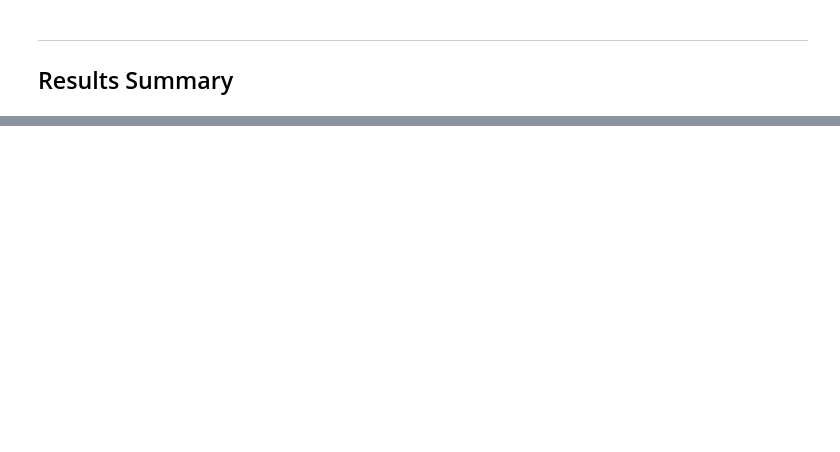
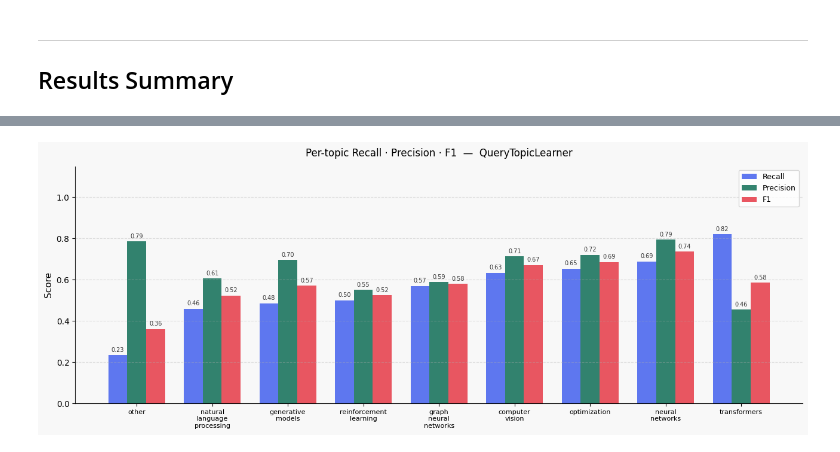
Before and after one commit to Bin-Thabit/special_topics_AI, a Jupyter notebook: notebooks/d1_report.ipynb, the cells around one changed output, grey strips where cells are left out. Drawn from its saved outputs; the diff is of its cells as text; code cells hidden in the pictures; blank space fills up the shorter version.

```diff
--- a/notebooks/d1_report.ipynb
+++ b/notebooks/d1_report.ipynb
@@ -271,7 +277,11 @@ prev_resets = learner.n_resets
 N_PHASE1 = 800
 
 for _ in range(N_PHASE1):
-    topic = random.choice(TOPICS[:-1])
+    topic = random.choices(
+        TOPICS,
+        weights=[1]*8 + [0.3],  # other appears 30% as often as other topics
+        k=1
+    )[0]
     query = make_query(topic)
     result = learner.learn_one(
         QueryFeedback(query=query, topic=topic, helpful=True)
@@ -527,0 +600,80 @@ df.style.set_properties(**{"text-align": "left"}).hide(axis="index")
+# %%
+# ── Per-topic Recall, Precision and F1 ───────────────────────────────────────
+report = learner.topic_accuracy_report()
+
+# ── Table ─────────────────────────────────────────────────────────────────────
+report_df = pd.DataFrame([
+    {
+        "Topic":     topic,
+        "Recall":    scores["recall"],
+        "Precision": scores["precision"],
+        "F1":        scores["f1"],
+    }
+    for topic, scores in report.items()
+])
+
+print("Per-topic metrics (sorted by recall ascending — weakest first):\n")
+display(report_df.style
+    .format({"Recall": "{:.3f}", "Precision": "{:.3f}", "F1": "{:.3f}"})
+    .background_gradient(subset=["Recall", "Precision", "F1"],
+                         cmap="RdYlGn", vmin=0, vmax=1)
+    .hide(axis="index")
+)
+
+# ── Bar chart ─────────────────────────────────────────────────────────────────
+topics     = report_df["Topic"].tolist()
+recalls    = report_df["Recall"].tolist()
+precisions = report_df["Precision"].tolist()
+f1s        = report_df["F1"].tolist()
+
+x     = range(len(topics))
+width = 0.25
+
+fig, ax = plt.subplots(figsize=(13, 5))
+fig.patch.set_facecolor("#f8f8f8")
+ax.set_facecolor("#f8f8f8")
+
+bars_r = ax.bar([i - width for i in x], recalls,    width, label="Recall",    color="#4361ee", alpha=0.85)
+bars_p = ax.bar([i         for i in x], precisions, width, label="Precision", color="#0f6e56", alpha=0.85)
+bars_f = ax.bar([i + width for i in x], f1s,        width, label="F1",        color="#e63946", alpha=0.85)
+
+# Value labels on top of each bar
+for bars in [bars_r, bars_p, bars_f]:
+    for bar in bars:
+        height = bar.get_height()
+        if height > 0:
+            ax.text(
+                bar.get_x() + bar.get_width() / 2,
+                height + 0.01,
+                f"{height:.2f}",
+                ha="center", va="bottom",
+                fontsize=7, color="#333333"
+            )
+
+ax.set_xticks(list(x))
+ax.set_xticklabels(
+    [t.replace("_", "\n") for t in topics],
+    fontsize=8
+)
+ax.set_ylabel("Score", fontsize=11)
+ax.set_title(
+    "Per-topic Recall · Precision · F1  —  QueryTopicLearner",
+    fontsize=12, pad=12
+)
+ax.set_ylim(0, 1.15)
+ax.legend(fontsize=9)
+ax.grid(axis="y", linestyle="--", alpha=0.4)
+ax.spines["top"].set_visible(False)
+ax.spines["right"].set_visible(False)
+
+plt.tight_layout()
+plt.savefig("../docs/per_topic_metrics.png", dpi=150)
+plt.show()
+
+# ── Insight ───────────────────────────────────────────────────────────────────
+weakest  = report_df.iloc[0]["Topic"]
+strongest = report_df.iloc[-1]["Topic"]
+print(f"\nWeakest topic  (lowest recall) : {weakest}")
+print(f"Strongest topic (highest recall): {strongest}")
+print(f"\n→ In D2, the corpus should prioritize more PDFs covering '{weakest}'")
+# %% [output]
@@ -527,0 +691 @@ df.style.set_properties(**{"text-align": "left"}).hide(axis="index")
+[figure, added]
```
Also changed, not shown: parts of 12 cells of this notebook, 6 other files.
